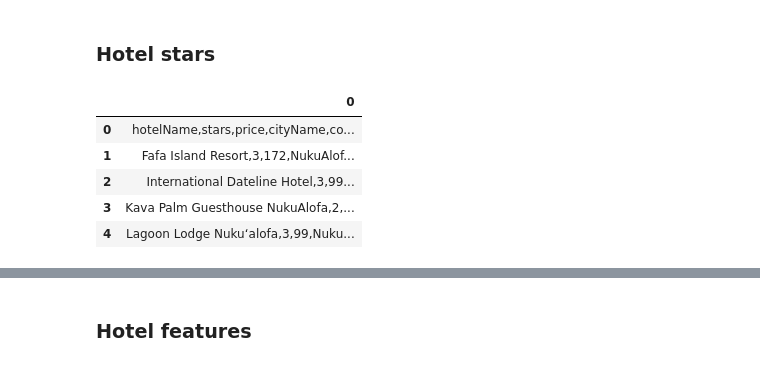
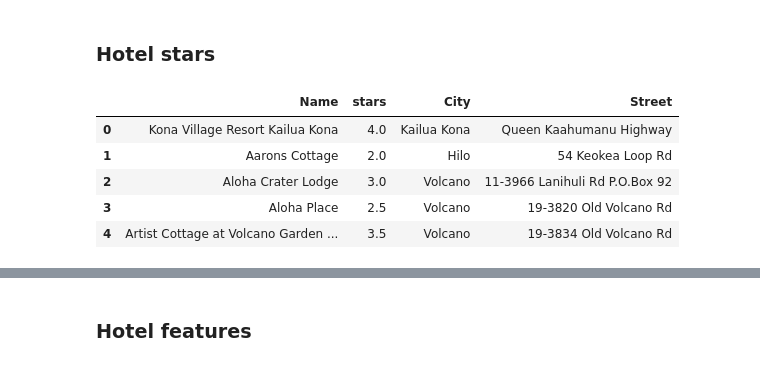
Before and after one commit to janelcv/Hotel_Rating_Analysis, a Jupyter notebook: Hotel_Ratings_Analysis-02.ipynb, the cells around one changed output, grey strips where cells are left out. Cells and saved outputs as stored; diff of their text form; code cells hidden in the pictures.

```diff
--- a/Hotel_Ratings_Analysis-02.ipynb
+++ b/Hotel_Ratings_Analysis-02.ipynb
@@ -95,11 +87,0 @@ df_stars = pd.DataFrame(columns = col_headers)
-# %%
-# Load hotel data into a dataframe
-df_hotels = pd.read_csv("Data/hotels.csv", header = None)
-df_hotels.head()
-# %% [output]
-|  | 0 |
-| 0 | hotelName,stars,price,cityName,co... |
-| 1 | Fafa Island Resort,3,172,NukuAlof... |
-| 2 | International Dateline Hotel,3,99... |
-| 3 | Kava Palm Guesthouse NukuAlofa,2,... |
-| 4 | Lagoon Lodge Nuku‘alofa,3,99,Nuku... |
@@ -111,0 +88,22 @@ details2 = [["Nan" if item == "" else item for item in detail] for detail in det
+# %%
+# Load hotel data into a dataframe
+df_hotels = pd.read_csv("Data/hotels.csv")
+
+# Remove the columns that are not needed
+df_hotels = df_hotels.drop(columns = ["price", "countryCode", "location",
+                                      "url", "latitude", "longitude"], axis = 1)
+
+# Rename columns
+df_hotels.rename(columns = {"hotelName": "Name", "cityName": "City", "address": "Street"}, inplace = True)
+
+# Filter for hotels in the USA
+df_hotels = df_hotels.loc[df_hotels["countryName"] == "United States"]
+df_hotels = df_hotels.drop(columns = ["countryName"], axis = 1)
+df_hotels.head()
+# %% [output]
+|  | Name | stars | City | Street |
+| 0 | Kona Village Resort Kailua Kona | 4.0 | Kailua Kona | Queen Kaahumanu Highway |
+| 1 | Aarons Cottage | 2.0 | Hilo | 54 Keokea Loop Rd |
+| 2 | Aloha Crater Lodge | 3.0 | Volcano | 11-3966 Lanihuli Rd P.O.Box 92 |
+| 3 | Aloha Place | 2.5 | Volcano | 19-3820 Old Volcano Rd |
+| 4 | Artist Cottage at Volcano Garden ... | 3.5 | Volcano | 19-3834 Old Volcano Rd |
```
Also changed, not shown: parts of 7 cells of this notebook, 1 other file.
